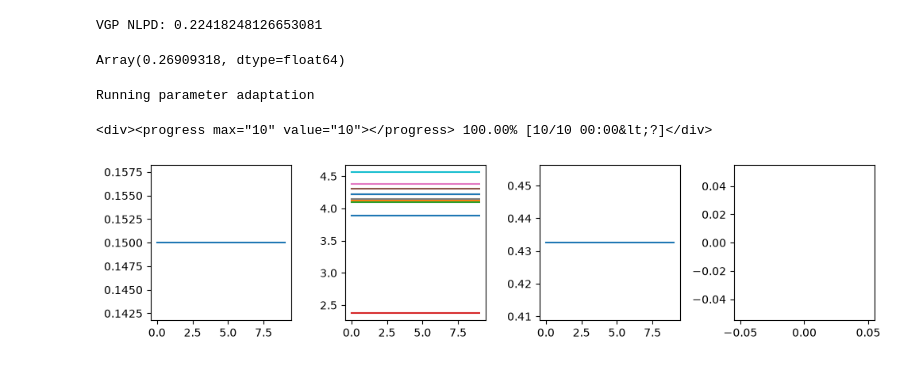
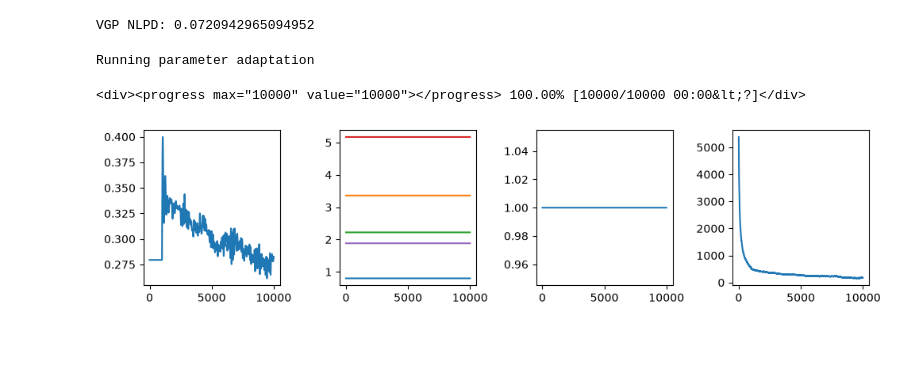
Before and after one commit to callum-kl/non-parametric-pro, a Jupyter notebook: notebooks/uci.ipynb, the cells around one changed output. Drawn from its saved outputs; the diff is of its cells as text; code cells hidden in the pictures.

```diff
--- a/notebooks/uci.ipynb
+++ b/notebooks/uci.ipynb
@@ -22,13 +22,13 @@ from non_parametric_pro.gp import _full_gp_basis, predictive_log_likelihood
 
 jax.config.update("jax_enable_x64", True)
 # %%
-dataset_name = "stock"
+dataset_name = "airfoil"
 split = 1
 
-num_inducing_points = 350
-val_fraction = 0.01
+num_inducing_points = 200
+val_fraction = 0.2
 
-num_particles = 150
+num_particles = 50
 # %%
 key = jr.PRNGKey(0)
 
@@ -48,17 +47,17 @@ x_test = scaler_x.transform(example.x_test)
 y_test = scaler_y.transform(example.y_test)
 # %%
 M = num_inducing_points
-D = x_train.shape[1]
-N = x_train.shape[0]
+D = x_full.shape[1]
+N = x_full.shape[0]
 
-data = gpx.Dataset(X=x_train_full, y=y_train_full)
-kernel = gpx.kernels.Matern32(lengthscale=jnp.ones((D,)))
+data = gpx.Dataset(X=x_full, y=y_full)
+kernel = gpx.kernels.Matern32(lengthscale=jnp.ones((D,)), variance=px.NonTrainable(jnp.array(1.0)))
 prior = gpx.gps.Prior(mean_function=gpx.mean_functions.Zero(), kernel=kernel)
 likelihood = gpx.likelihoods.Gaussian(num_datapoints=data.n)
 posterior = prior * likelihood
 optim = ox.adam(learning_rate=0.01)
 
-z_init = kmeans_inducing_points(key, x_train_full, M).z
+z_init = kmeans_inducing_points(key, x_full, M).z
 
 variational_family = gpx.variational_families.CollapsedVariationalGaussian(
     posterior=posterior,
@@ -89,18 +88,14 @@ z_opt = px.unwrap(opt_variational_family.inducing_inputs)
 
 print("VGP NLPD:", nlpd_gp(y_test, v_gp_predictive_mean, v_gp_predictive_std))
 # %% [output]
-VGP NLPD: 0.22418248126653081
+VGP NLPD: 0.0720942965094952
-# %%
-px.unwrap(v_gp_sigma)
-# %% [output]
-Array(0.26909318, dtype=float64)
 # %%
-M = 100
+# M = 100
 
-from non_parametric_pro.inducing import RFFInducingBasis, sample_rff_frequencies
+# from non_parametric_pro.inducing import RFFInducingBasis, sample_rff_frequencies
 
-freqs = sample_rff_frequencies(key, v_gp_kernel, num_basis_fns=M)
-rff_basis = RFFInducingBasis(frequencies=freqs)
-basis, residual_std = compute_inducing_basis(rff_basis, kernel, x_train)
+# freqs = sample_rff_frequencies(key, v_gp_kernel, num_basis_fns=M)
+# rff_basis = RFFInducingBasis(frequencies=freqs)
+# basis, residual_std = compute_inducing_basis(rff_basis, kernel, x_train)
 
-inducing_basis = RFFInducingBasis(frequencies=freqs)
+# inducing_basis = RFFInducingBasis(frequencies=freqs)
@@ -107,60 +104,69 @@ inducing_basis = RFFInducingBasis(frequencies=freqs)
 # %%
+x = x_train
+y = y_train
+_x_val = x_val
+_y_val = y_val
+
+inducing_basis = PointInducingBasis(z=z_opt)
+basis, residual_std = compute_inducing_basis(inducing_basis, kernel, x)
+
+num_particles = 1
 J = num_particles
 
 pro_kernel = v_gp_kernel
 
-_sigma_val = 0.15
-_sigma_min = 0.15
+_sigma_val = px.unwrap(v_gp_sigma)
+_sigma_min = 0.01
 
 sigma = gpx.parameters.SigmoidBounded(_sigma_val, low=_sigma_min, high=100.0)
 
 pro_params = ProParameters(
-    y=y_train,
+    y=y,
     basis=basis,
     step_size=1e-4,
     sigma=sigma,
-    alpha=1.0,
+    alpha=1,
     residual_std=residual_std
 )
 
-num_steps = 10
-warmup_steps = 20
+num_steps = 10000
+warmup_steps = 1000
 sigma_adapt_every = 10
 kernel_adapt_every = -1
-initial_position = jr.normal(key, (M * 2, J))
+initial_position = jr.normal(key, (M, J))
 
 adaptation = parameter_adaptation(
     ula,
     pro_logdensity_fn,
     pro_params,
-    x_train=x_train,
+    x_train=x,
     initial_kernel=pro_kernel,
     warmup_steps=warmup_steps,
     sigma_adapt_every=sigma_adapt_every,
     kernel_adapt_every=kernel_adapt_every,
-    objective_fn=pro_score_fn,
+    objective_fn=pro_logdensity_fn,
     inducing_basis=inducing_basis,
     sigma_optimizer=ox.adam(1e-1),
-    kernel_optimizer=ox.adam(1e-2),
-    x_val=None,
-    y_val=None,
+    kernel_optimizer=ox.adam(1e-1),
+    x_val=_x_val,
+    y_val=_y_val,
     progress_bar=True
 )
 
 adaptation_results, adaptation_info = adaptation.run(key, initial_position, num_steps=num_steps)
 pro_kernel = jax.tree.map(lambda x: x[-1], adaptation_info.kernel)
 pro_params = adaptation_results.parameters
 pro_position = adaptation_results.state.position
 
 fig, ax = plt.subplots(1, 4, figsize=(10, 2.5))
 
 ax[0].plot(px.unwrap(adaptation_info.sigma))
 ax[1].plot(px.unwrap(adaptation_info.kernel.lengthscale))
 ax[2].plot(px.unwrap(adaptation_info.kernel.variance))
 ax[3].plot(-adaptation_info.sampler_info.score[10:])
 plt.tight_layout()
 plt.show()
 # %% [output]
 Running parameter adaptation
-<div><progress max="10" value="10"></progress> 100.00% [10/10 00:00&lt;?]</div>
+<div><progress max="10000" value="10000"></progress> 100.00% [10000/10000 00:00&lt;?]</div>
-[figure, old version]
+[figure, new version]
```
Also changed, not shown: parts of 14 cells of this notebook, 30 other files.
